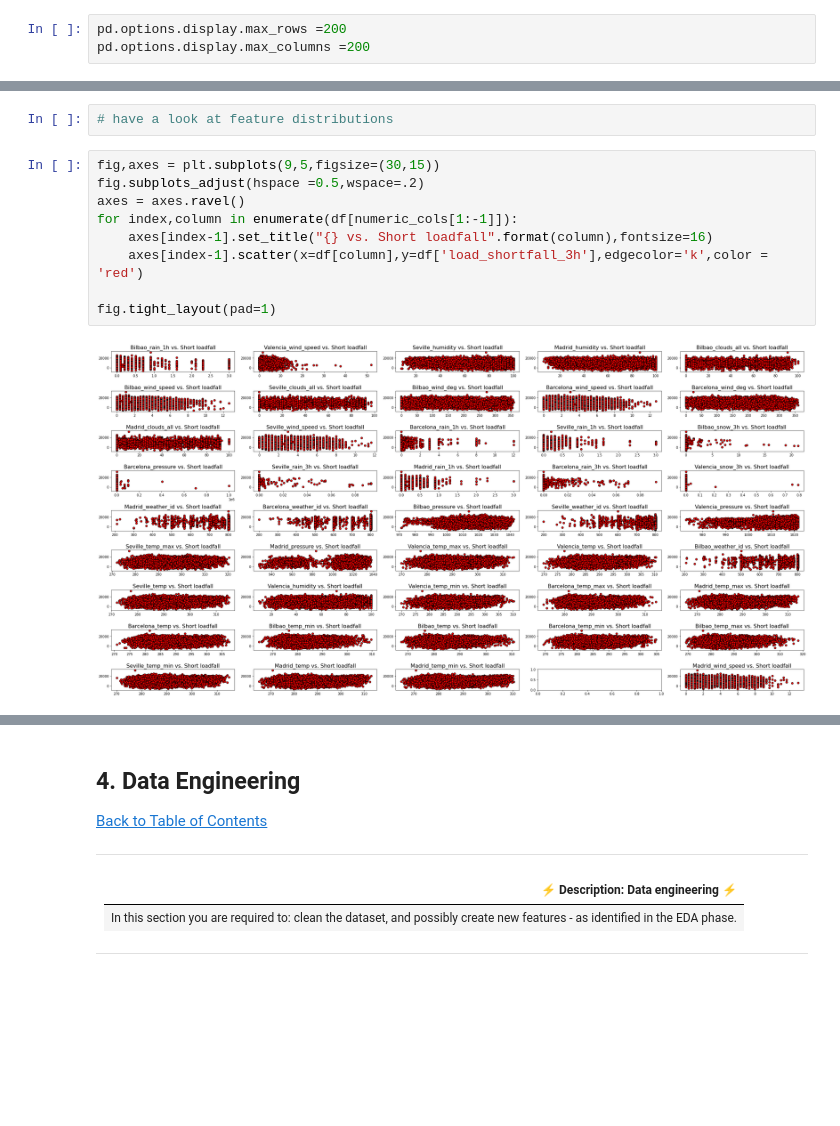
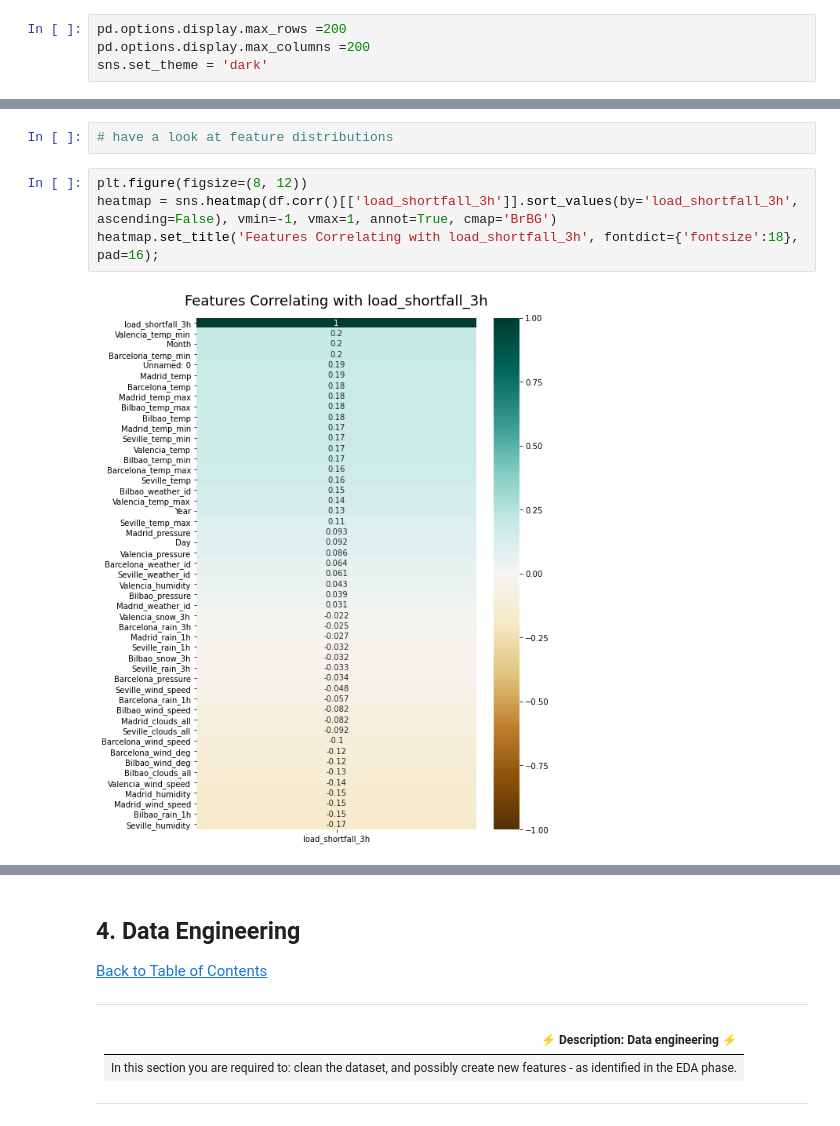
Before and after one commit to Emmantheo/Team-JM2-Starter-Notebook, a Jupyter notebook: starter-notebook.ipynb, the cells around one changed output, grey strips where cells are left out. Saved outputs shown, nothing was run; the diff lists cells and outputs as text; blank space fills up the shorter version.

```diff
--- a/starter-notebook.ipynb
+++ b/starter-notebook.ipynb
@@ -72,6 +72,7 @@ import matplotlib.pyplot as plt
 # %%
 pd.options.display.max_rows =200
 pd.options.display.max_columns =200
+sns.set_theme = 'dark'
 # %% [markdown]
 <a id="two"></a>
 ## 2. Loading the Data
@@ -327,14 +368,9 @@ This could be attributed to the cities being in close proximity of each other.
 Also, there is strong negetive correlation between the temperatures in the cities and the humidity in the cities. This is expected since humidity is the quantity of water vapour in the atmosphere and decrease in water vapour will result in increase in temperature.
 # %%
 # have a look at feature distributions
-# %%
-fig,axes = plt.subplots(9,5,figsize=(30,15))
-fig.subplots_adjust(hspace =0.5,wspace=.2)
-axes = axes.ravel()
-for index,column in enumerate(df[numeric_cols[1:-1]]):
-    axes[index-1].set_title("{} vs. Short loadfall".format(column),fontsize=16)
-    axes[index-1].scatter(x=df[column],y=df['load_shortfall_3h'],edgecolor='k',color = 'red')
-
-fig.tight_layout(pad=1)
-# %% [output]
-[figure, removed]
+# %%
+plt.figure(figsize=(8, 12))
+heatmap = sns.heatmap(df.corr()[['load_shortfall_3h']].sort_values(by='load_shortfall_3h', ascending=False), vmin=-1, vmax=1, annot=True, cmap='BrBG')
+heatmap.set_title('Features Correlating with load_shortfall_3h', fontdict={'fontsize':18}, pad=16);
+# %% [output]
+[figure, added]
```
Also changed, not shown: parts of 32 cells of this notebook.
